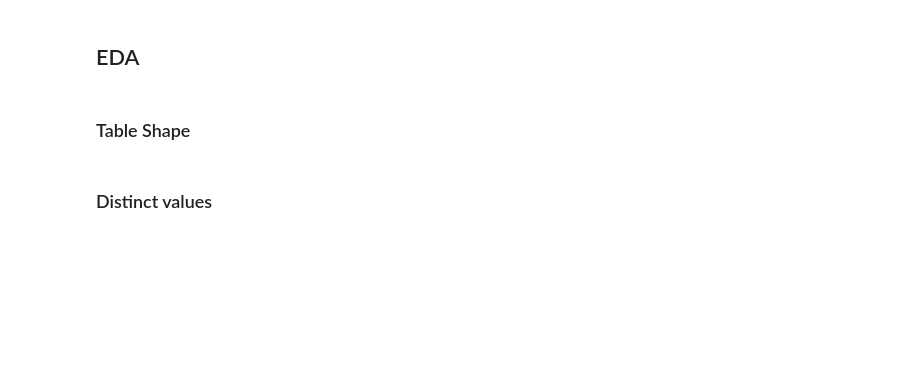
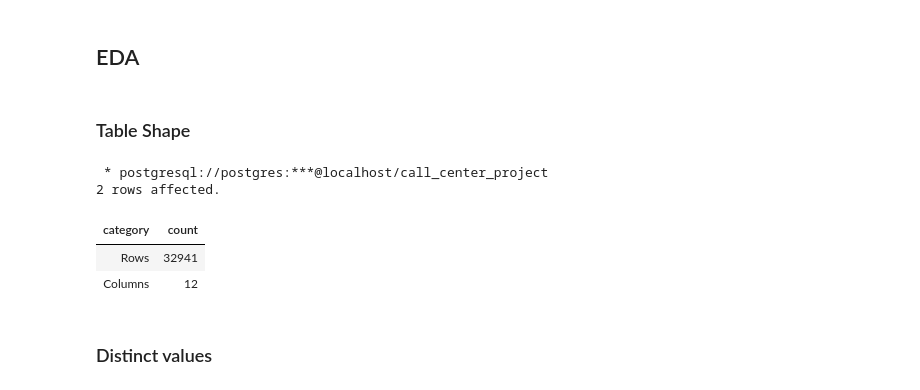
Before and after one commit to mary-zh555/CallCenterProject, a Jupyter notebook: eda.ipynb, the cells around one changed output. Saved outputs shown, nothing was run; the diff lists cells and outputs as text; code cells hidden in the pictures; blank space fills up the shorter version.

```diff
--- a/eda.ipynb
+++ b/eda.ipynb
@@ -39,5 +48,22 @@ LIMIT 5
 ## EDA
 # %% [markdown]
 ### Table Shape
+# %%
+%%sql
+
+SELECT 'Rows' AS category, COUNT(*) AS count
+    FROM Calls
+
+UNION ALL
+
+SELECT 'Columns' AS category, COUNT(*) AS count
+    FROM information_schema.columns
+    WHERE table_name = 'calls';
+# %% [output]
+ * postgresql://postgres:***@localhost/call_center_project
+2 rows affected.
+| category | count |
+| Rows | 32941 |
+| Columns | 12 |
 # %% [markdown]
 ### Distinct values
```
Also changed, not shown: parts of 21 cells of this notebook, 1 other file.
